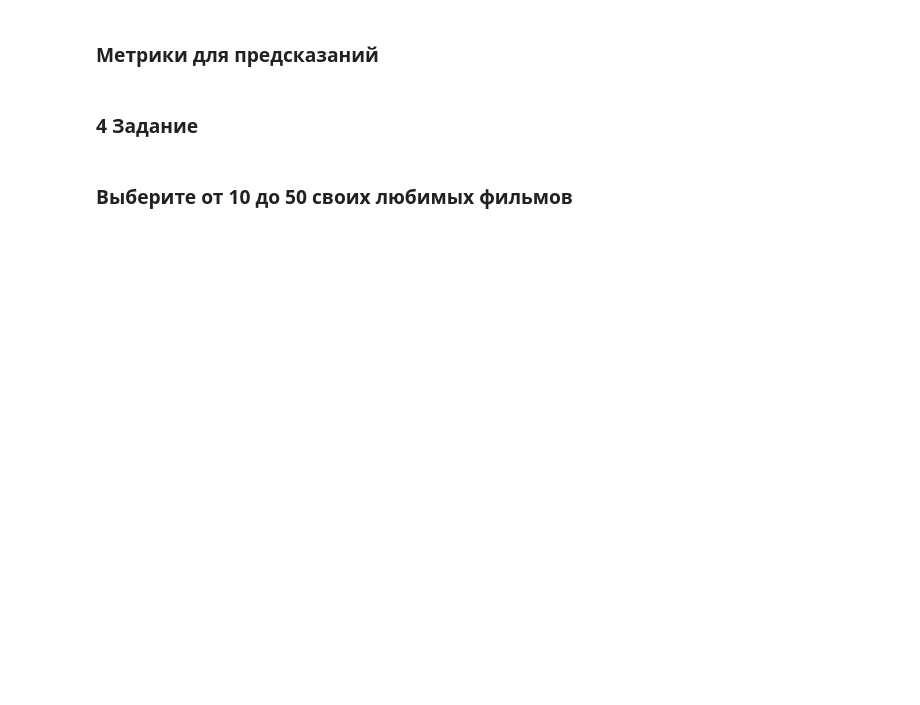
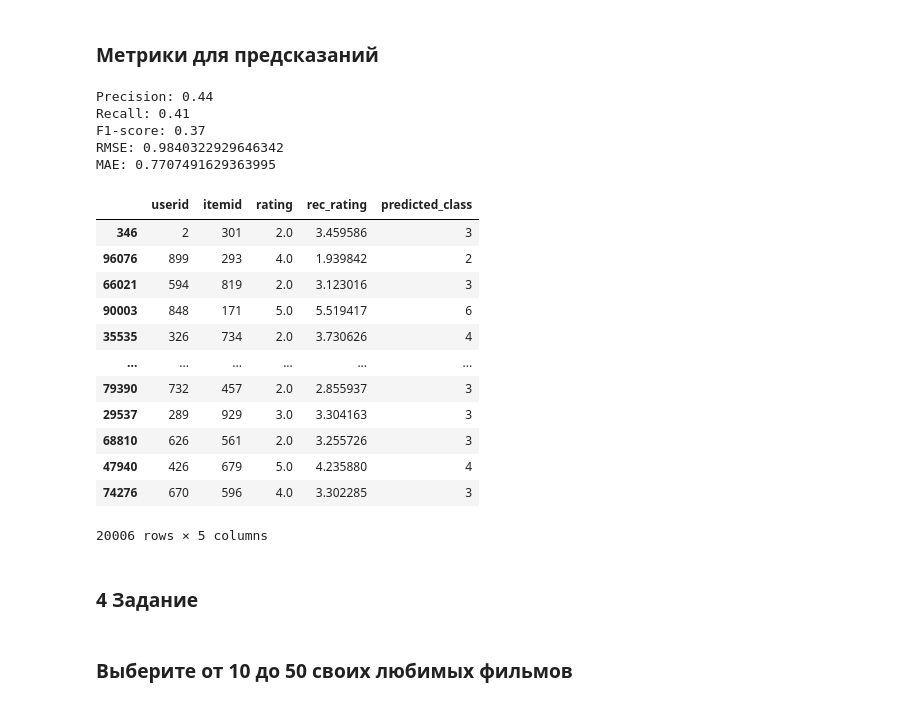
Before and after one commit to Petonzxc/recsys_1, a Jupyter notebook: main.ipynb, the cells around one changed output. Saved outputs shown, nothing was run; the diff lists cells and outputs as text; code cells hidden in the pictures; blank space fills up the shorter version.

```diff
--- a/main.ipynb
+++ b/main.ipynb
@@ -113,6 +110,8 @@ ratings
 # %%
 from sklearn.model_selection import train_test_split
 train_data, test_data = train_test_split(ratings, test_size=0.2)
+train_data, valid_data = train_test_split(train_data, test_size=0.25)
+
 np_ratings = train_data.to_numpy()
 all_ratings = ratings.to_numpy()
 # %% [markdown]
@@ -303,7 +315,7 @@ test_data.head()
 def recommend_movies(np_ratings, user_id, item_id):
     return rating_predictions_2(np_ratings, user_id, item_id, pearson_correlation)
 # %%
-test_data['rec_rating'] = test_data.apply(lambda row: recommend_movies(np_ratings, row['userid'], row['itemid']), axis=1)
-test_data['rating'] = test_data.apply(lambda row: float(row['rating']), axis=1)
+valid_data['rec_rating'] = valid_data.apply(lambda row: recommend_movies(np_ratings, row['userid'], row['itemid']), axis=1)
+valid_data['rating'] = valid_data.apply(lambda row: float(row['rating']), axis=1)
 
-test_data.head()
+valid_data.head()
@@ -312,24 +331,43 @@ test_data.head()
 # %%
 from sklearn.metrics import precision_score, recall_score, f1_score
 from sklearn.metrics import mean_squared_error, mean_absolute_error
 
 
-rmse = np.sqrt(mean_squared_error(test_data['rating'], test_data['rec_rating']))
-mae = mean_absolute_error(test_data['rating'], test_data['rec_rating'])
+rmse = np.sqrt(mean_squared_error(valid_data['rating'], valid_data['rec_rating']))
+mae = mean_absolute_error(valid_data['rating'], valid_data['rec_rating'])
 
-test_data['predicted_class'] = test_data['rec_rating'].round(0).astype(int)
+valid_data['predicted_class'] = valid_data['rec_rating'].round(0).astype(int)
 
-precision = precision_score(test_data['rating'], test_data['predicted_class'], average = 'weighted')
-recall = recall_score(test_data['rating'], test_data['predicted_class'], average = 'weighted')
-f1 = f1_score(test_data['rating'], test_data['predicted_class'], average = 'weighted')
+precision = precision_score(valid_data['rating'], valid_data['predicted_class'], average = 'weighted')
+recall = recall_score(valid_data['rating'], valid_data['predicted_class'], average = 'weighted')
+f1 = f1_score(valid_data['rating'], valid_data['predicted_class'], average = 'weighted')
 
 print(f"Precision: {precision:.2f}")
 print(f"Recall: {recall:.2f}")
 print(f"F1-score: {f1:.2f}")
 
 print(f"RMSE: {rmse}")
 print(f"MAE: {mae}")
-test_data
+valid_data
+# %% [output]
+Precision: 0.44
+Recall: 0.41
+F1-score: 0.37
+RMSE: 0.9840322929646342
+MAE: 0.7707491629363995
+|  | userid | itemid | rating | rec_rating | predicted_class |
+| 346 | 2 | 301 | 2.0 | 3.459586 | 3 |
+| 96076 | 899 | 293 | 4.0 | 1.939842 | 2 |
+| 66021 | 594 | 819 | 2.0 | 3.123016 | 3 |
+| 90003 | 848 | 171 | 5.0 | 5.519417 | 6 |
+| 35535 | 326 | 734 | 2.0 | 3.730626 | 4 |
+| ... | ... | ... | ... | ... | ... |
+| 79390 | 732 | 457 | 2.0 | 2.855937 | 3 |
+| 29537 | 289 | 929 | 3.0 | 3.304163 | 3 |
+| 68810 | 626 | 561 | 2.0 | 3.255726 | 3 |
+| 47940 | 426 | 679 | 5.0 | 4.235880 | 4 |
+| 74276 | 670 | 596 | 4.0 | 3.302285 | 3 |
+20006 rows × 5 columns
 # %% [markdown]
 ### 4 Задание
 # %% [markdown]
```
Also changed, not shown: parts of 34 cells of this notebook.
